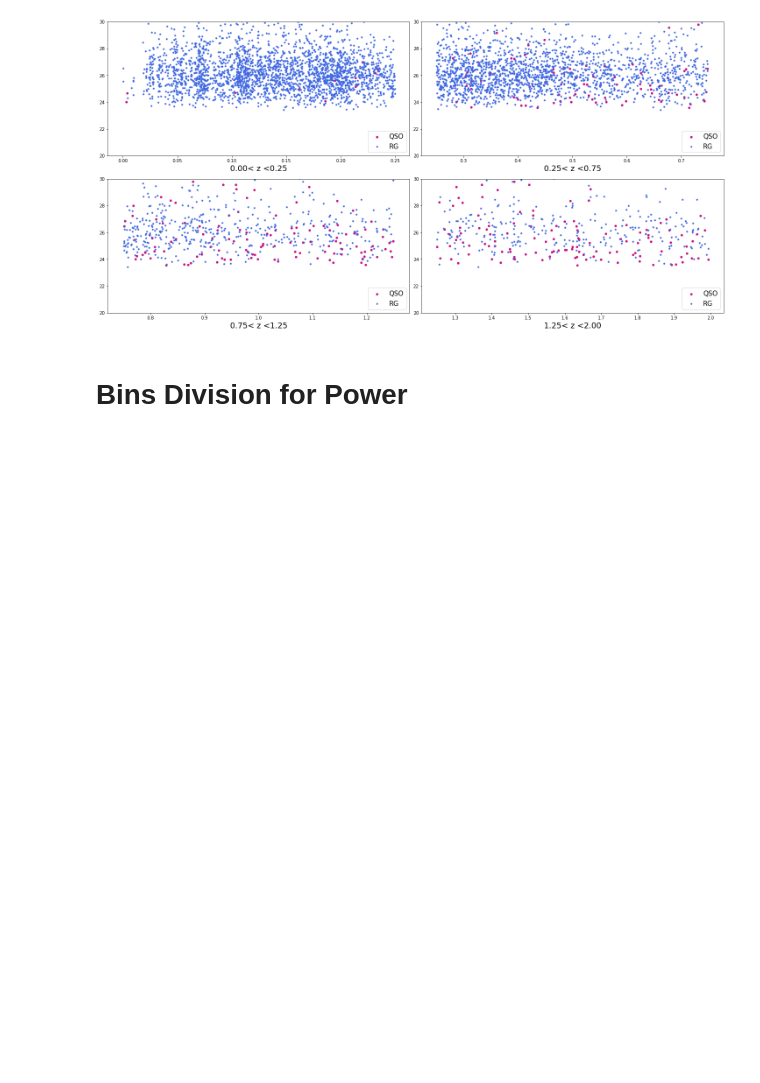
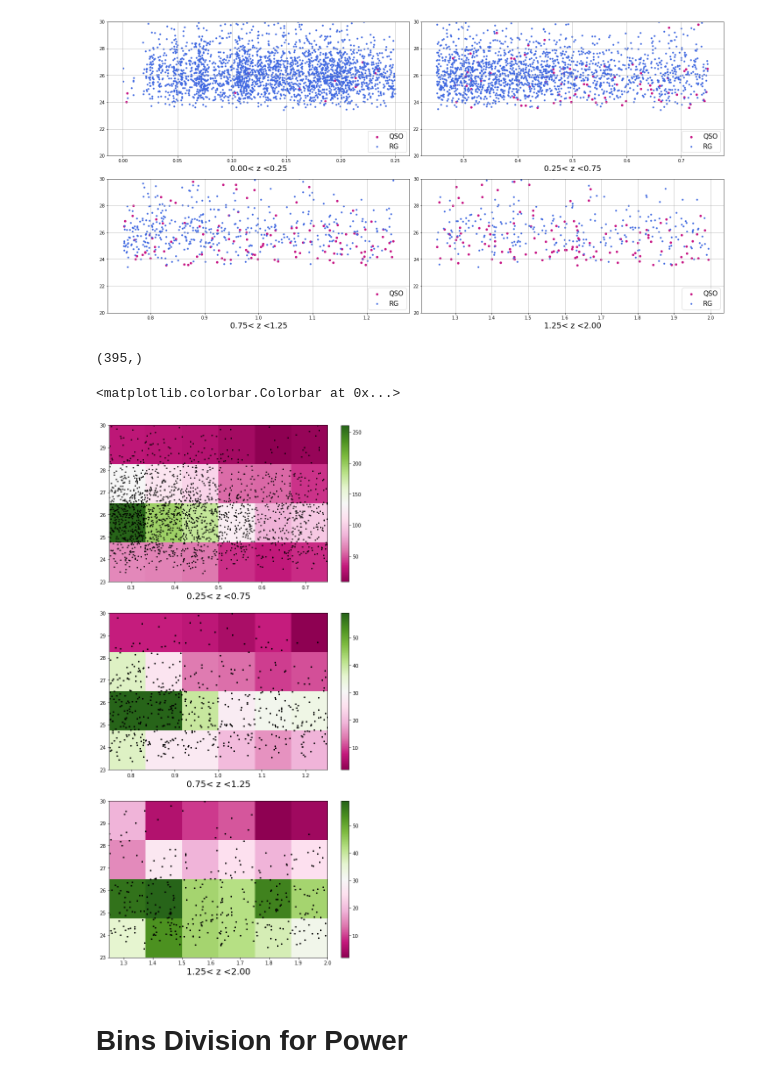
Before and after one commit to gfabj/Oxford-Research, a Jupyter notebook: Python/LOFAR_project.ipynb, the cells around one changed output. Drawn from its saved outputs; the diff is of its cells as text; code cells hidden in the pictures; blank space fills up the shorter version.

```diff
--- a/Python/LOFAR_project.ipynb
+++ b/Python/LOFAR_project.ipynb
@@ -444,6 +450,42 @@ ax4.legend(loc=4, prop={'size': 15})
 plt.tight_layout(pad=0.6, w_pad=0.5, h_pad=1.0)
 # %% [output]
 [figure]
+# %%
+binselect(Total_z,1.25,2.00).shape
+# %% [output]
+(395,)
+# %%
+fig, (ax1, ax2,ax3) = plt.subplots(figsize=(10,20), ncols=1,nrows=3)
+
+
+ax1.set_ylim(23,30)
+ax1.set_xlabel('0.25< z <0.75',fontsize = 18)
+gridx = np.linspace(0.25,0.75, 7)
+gridy = np.linspace(23, 30, 5)
+ax1.scatter(binselect(Total_z,0.25,0.75), np.log10(Total_P[:1952,]), s = 3, c='black')
+p = ax1.hist2d(binselect(Total_z,0.25,0.75), np.log10(Total_P[:1952,]), bins=[gridx,gridy], cmap ='PiYG')
+fig.colorbar(p[3],ax=ax1)
+
+
+grid1 = np.linspace(0.75,1.25, 7)
+grid2 = np.linspace(23, 30, 5)
+ax2.scatter(binselect(Total_z,0.75,1.25), np.log10(Total_P[:588,]), s = 5, c='black')
+q = ax2.hist2d(binselect(Total_z,0.75,1.25), np.log10(Total_P[:588,]), bins=[grid1,grid2], cmap ='PiYG')
+ax2.set_xlabel('0.75< z <1.25',fontsize = 18)
+ax2.set_ylim(23,30)
+fig.colorbar(q[3],ax=ax2)
+
+
+grid3 = np.linspace(1.25,2.00, 7)
+plt.scatter(binselect(Total_z,1.25,2.00), np.log10(Total_P[:395,]), s = 5, c='black')
+grid4 = np.linspace(23, 30, 5)
+r = ax3.hist2d(binselect(Total_z,1.25,2.00), np.log10(Total_P[:395,]), bins=[grid3,grid4], cmap ='PiYG')
+ax3.set_xlabel('1.25< z <2.00',fontsize = 18)
+ax3.set_ylim(23,30)
+fig.colorbar(q[3],ax=ax3)
+# %% [output]
+<matplotlib.colorbar.Colorbar at 0x...>
+[figure, added]
 # %% [markdown]
 # Bins Division for Power
 # %%
```
Also changed, not shown: parts of 9 cells of this notebook.
